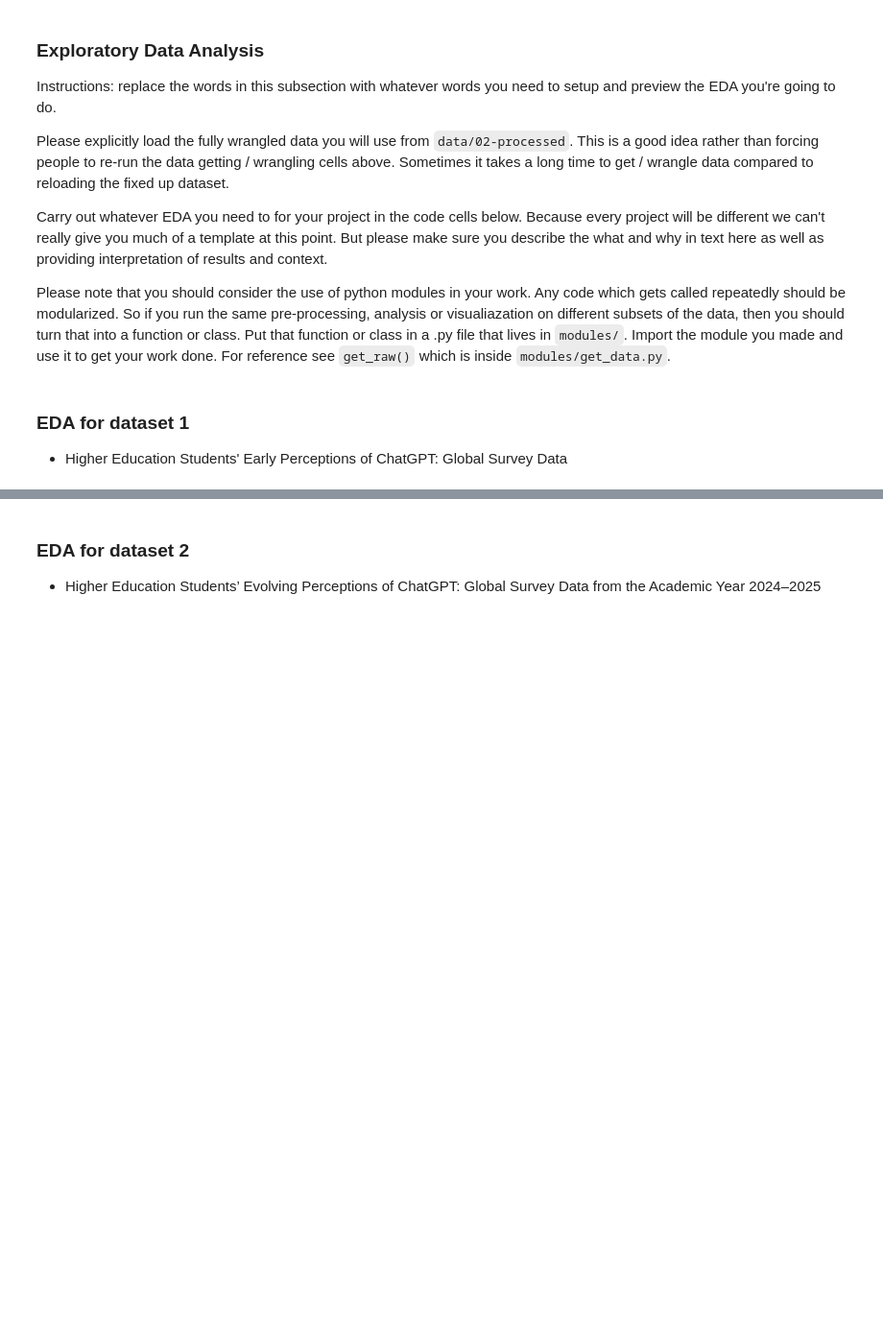
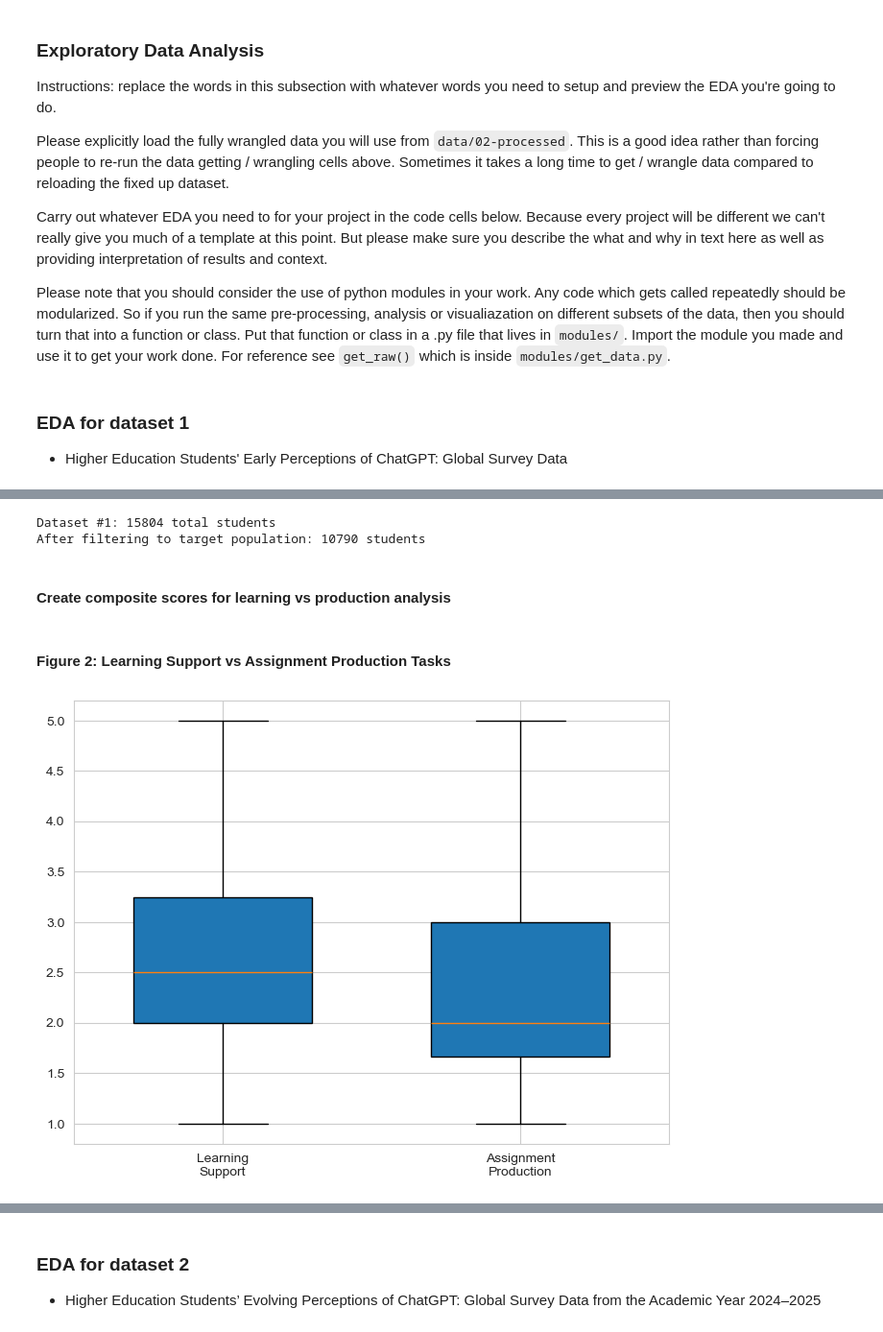
Before and after one commit to COGS108/Group123_WI26, a Jupyter notebook: 02-EDACheckpoint.ipynb, the cells around one changed output, grey strips where cells are left out. Shown at 96% size. Cells and saved outputs as stored; diff of their text form; code cells hidden in the pictures; blank space fills up the shorter version.

Commit message:
EDA for dataset1

```diff
--- a/02-EDACheckpoint.ipynb
+++ b/02-EDACheckpoint.ipynb
@@ -787,0 +792,6 @@ Please note that you should consider the use of python modules in your work.  An
+# %%
+import pandas as pd
+import matplotlib.pyplot as plt
+import seaborn as sns
+
+sns.set_style("whitegrid")
@@ -787,0 +800,36 @@ Please note that you should consider the use of python modules in your work.  An
+# %%
+df_filtered = df[
+    (df['student_status'] == 1) &  # Full-time
+    (df['study_level'] == 1) &      # Undergraduate
+    ((df['learning_mode'] == 1) | (df['learning_mode'] == 3))  # On-campus or Blended
+].copy()
+# %%
+print(f"Dataset #1: {len(df)} total students")
+print(f"After filtering to target population: {len(df_filtered)} students")
+# %% [output]
+Dataset #1: 15804 total students
+After filtering to target population: 10790 students
+# %% [markdown]
+#### **Create composite scores for learning vs production analysis**
+# %%
+learning_cols = ['use_brainstorm', 'use_summarize', 'use_study', 'use_research']
+production_cols = ['use_academic', 'use_calculate', 'use_coding']
+
+df_filtered['learning_score'] = df_filtered[learning_cols].mean(axis=1)
+df_filtered['production_score'] = df_filtered[production_cols].mean(axis=1)
+# %% [markdown]
+#### **Figure 2: Learning Support vs Assignment Production Tasks**
+# %%
+plt.figure(figsize=(8, 6))
+
+data_to_plot = [
+    df_filtered['learning_score'].dropna(),
+    df_filtered['production_score'].dropna()
+]
+
+bp = plt.boxplot(data_to_plot,
+                 labels=['Learning\nSupport', 'Assignment\nProduction'],
+                 patch_artist=True,
+                 widths=0.6)
+# %% [output]
+[figure, added]
```
Also changed, not shown: parts of 11 cells of this notebook.
